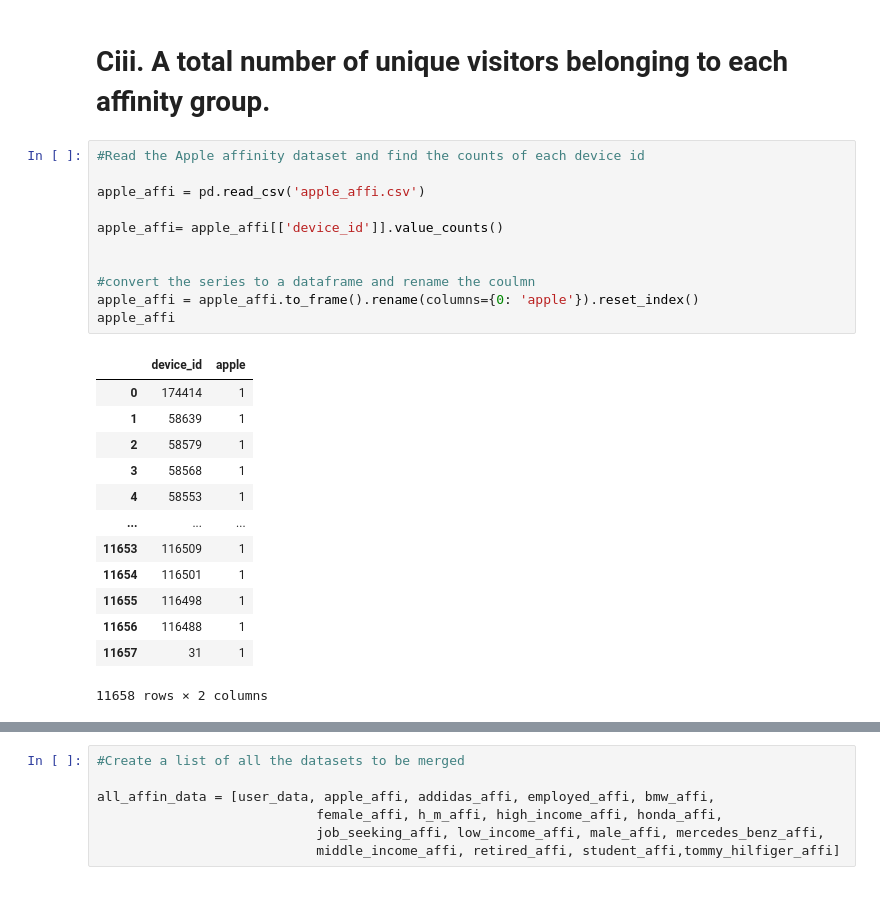
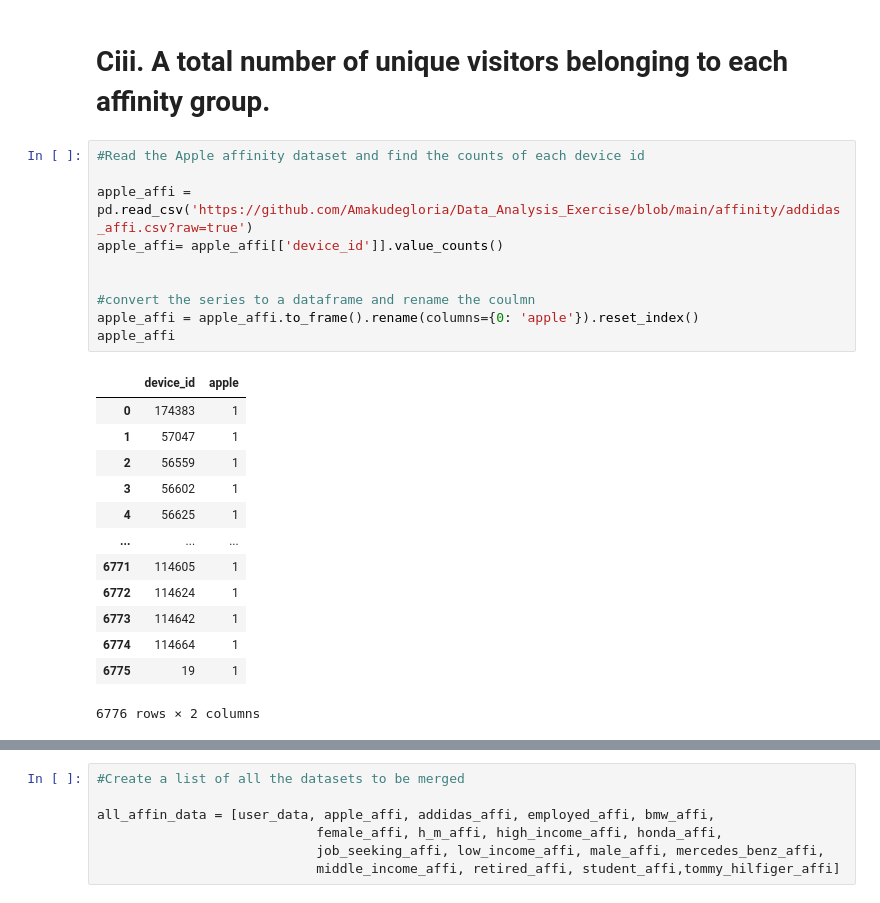
Before and after one commit to Amakudegloria/Berlin-Stores-Analysis, a Jupyter notebook: Data_Analysis_Exercise.ipynb, the cells around one changed output, grey strips where cells are left out. Saved outputs shown, nothing was run; the diff lists cells and outputs as text.

```diff
--- a/Data_Analysis_Exercise.ipynb
+++ b/Data_Analysis_Exercise.ipynb
@@ -313,28 +319,27 @@ Name: device_id, dtype: int64
 # %%
 #Read the Apple affinity dataset and find the counts of each device id
 
-apple_affi = pd.read_csv('apple_affi.csv')
-
+apple_affi = pd.read_csv('https://github.com/Amakudegloria/Data_Analysis_Exercise/blob/main/affinity/addidas_affi.csv?raw=true')
 apple_affi= apple_affi[['device_id']].value_counts()
 
 
 #convert the series to a dataframe and rename the coulmn
 apple_affi = apple_affi.to_frame().rename(columns={0: 'apple'}).reset_index()
 apple_affi
 # %% [output]
 |  | device_id | apple |
-| 0 | 174414 | 1 |
-| 1 | 58639 | 1 |
-| 2 | 58579 | 1 |
-| 3 | 58568 | 1 |
-| 4 | 58553 | 1 |
+| 0 | 174383 | 1 |
+| 1 | 57047 | 1 |
+| 2 | 56559 | 1 |
+| 3 | 56602 | 1 |
+| 4 | 56625 | 1 |
 | ... | ... | ... |
-| 11653 | 116509 | 1 |
-| 11654 | 116501 | 1 |
-| 11655 | 116498 | 1 |
-| 11656 | 116488 | 1 |
-| 11657 | 31 | 1 |
+| 6771 | 114605 | 1 |
+| 6772 | 114624 | 1 |
+| 6773 | 114642 | 1 |
+| 6774 | 114664 | 1 |
+| 6775 | 19 | 1 |
-11658 rows × 2 columns
+6776 rows × 2 columns
 # %%
 #Read the addidas affinity dataset and find the counts of each device id
 
```
Also changed, not shown: parts of 29 cells of this notebook.
